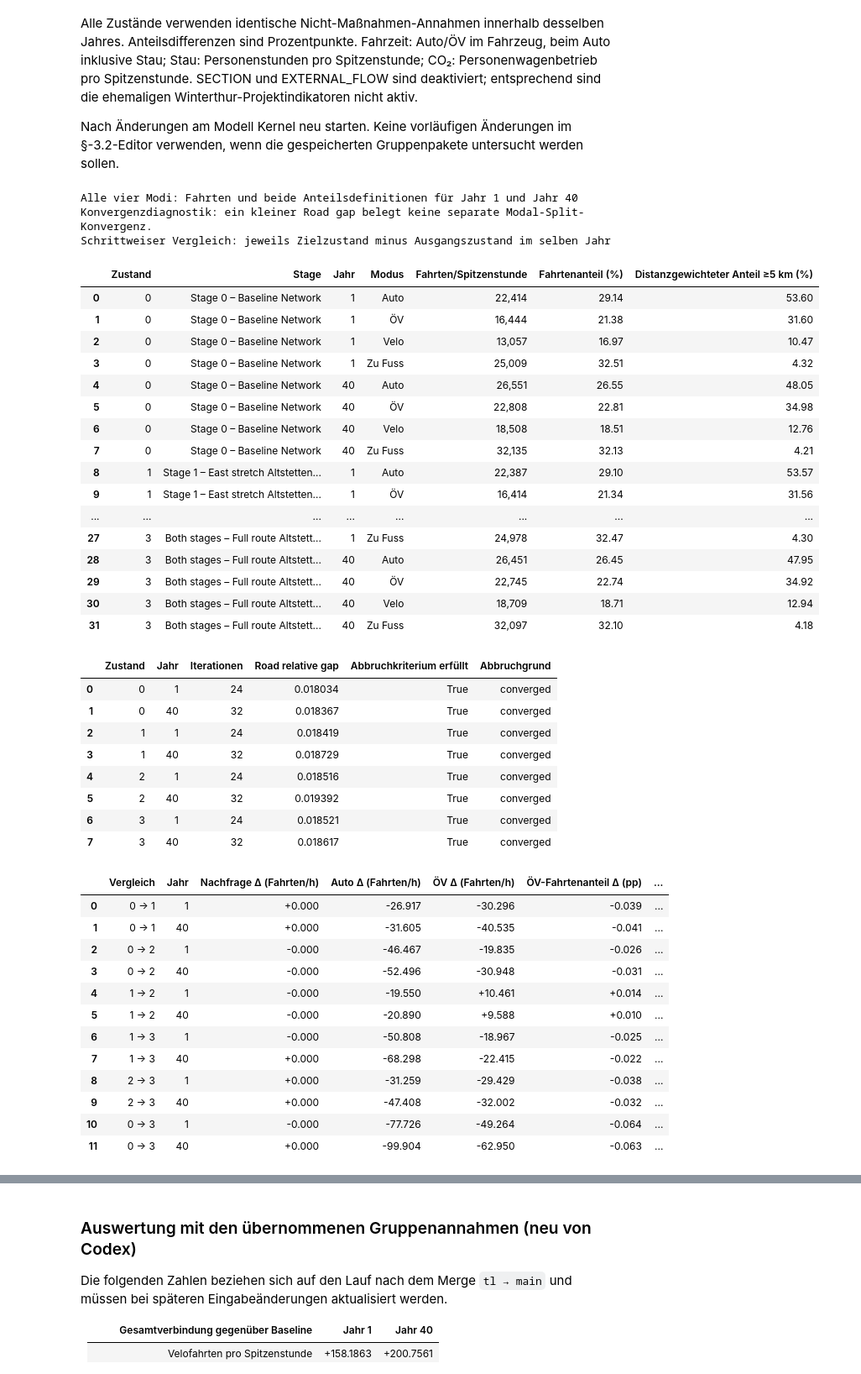
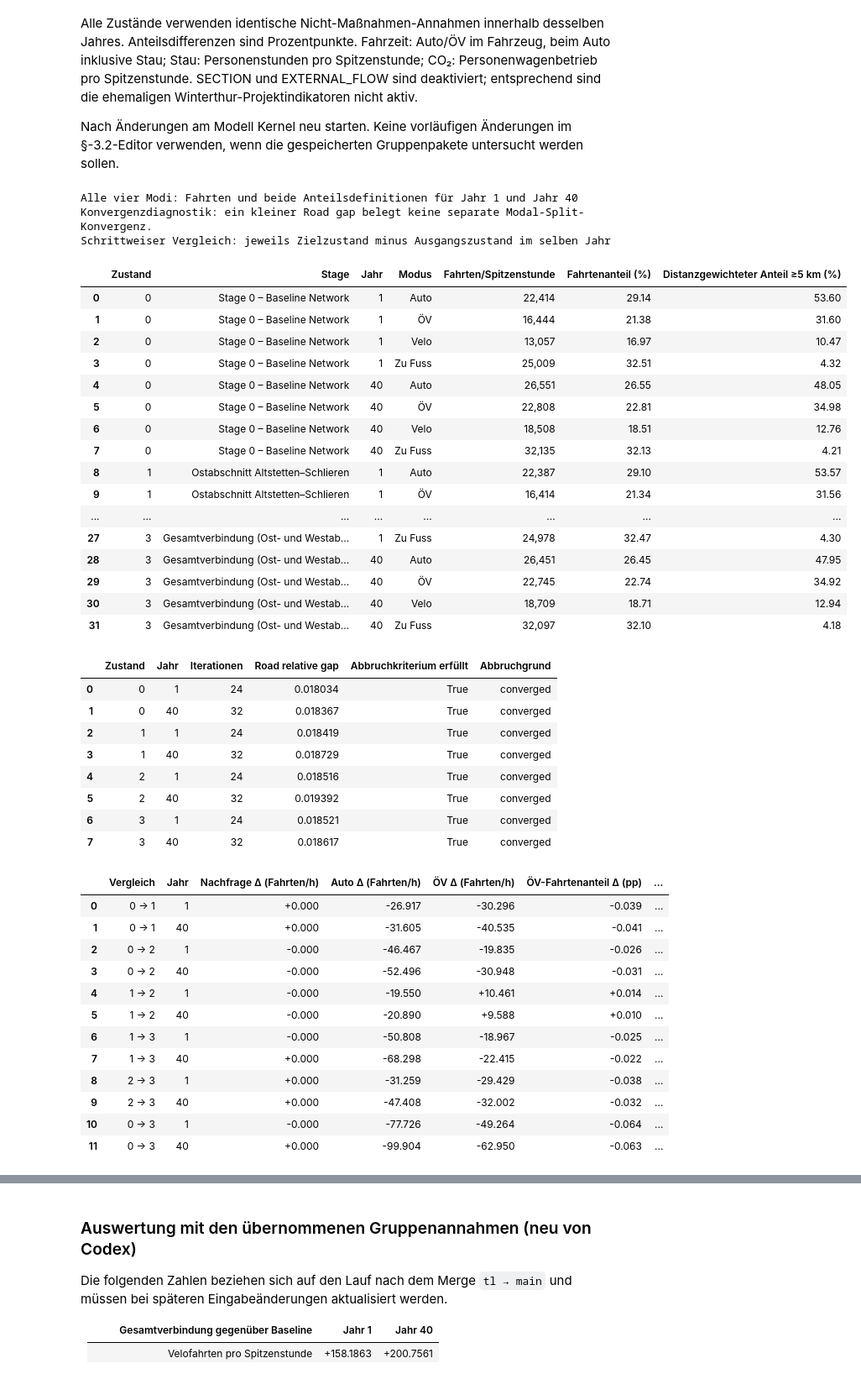
Before and after one commit to dmaure-ETHZ/IP-HS26-MehrSpur-CaseStudy-Domanyi-Londis-Maurer, a Jupyter notebook: notebooks/02_system_modeling.ipynb, the cells around one changed output, grey strips where cells are left out. Shown at 84% size. Saved outputs shown, nothing was run; the diff lists cells and outputs as text; code cells hidden in the pictures.

```diff
--- a/notebooks/02_system_modeling.ipynb
+++ b/notebooks/02_system_modeling.ipynb
@@ -2882,6 +2882,8 @@ Out[10]: {'table:': PosixPath('/Users/simonedomanyi/Documents/IP-HS26-MehrSpur-C
 [Parallel(n_jobs=3)]: Done   3 out of   3 | elapsed:   22.5s finished
 # %%
 from additional import transport_display as td
+
+STAGE_DISPLAY_LABELS = {'Stage 1 – East stretch Altstetten–Schlieren': 'Ostabschnitt Altstetten–Schlieren', 'Stage 2 – West stretch Schlieren–Dietikon': 'Westabschnitt Schlieren–Dietikon', 'Both stages – Full route Altstetten–Dietikon': 'Gesamtverbindung (Ost- und Westabschnitt)'}  # NEU (Codex): nur sichtbare Beschriftungen.
 
 # Formats for the absolute result tables.
 _CAR_FORMAT = {
@@ -2957,6 +2959,7 @@ for frame, title, fmt, export_name in [
     (active_display, "Active mobility", _ACTIVE_FORMAT, "3_3_stage_active_changes"),
     (df_system, "Overall system", _SYSTEM_FORMAT, "3_3_stage_system_changes"),
 ]:
+    frame = frame.rename(index=STAGE_DISPLAY_LABELS)  # NEU (Codex): Ost-/Westabschnitt in Tabelle und Grafik.
     print(title + " — absolute results")
     selected = _display_indicators(frame, fmt)
     plot_columns = _plot_columns(frame, STAGE_PLOT_INDICATORS[title])
@@ -2967,7 +2970,7 @@ project_formats = {
     f"{year} {key}": "{:,.2f} " + units
     for year in ("Year 1", "Year 40") for key, units in PROJECT_INDICATOR_UNITS.items()
 }
-selected_project = _display_indicators(STAGE_PROJECT_INDICATORS, project_formats, na_rep="n/a")
+selected_project = _display_indicators(STAGE_PROJECT_INDICATORS.rename(index=STAGE_DISPLAY_LABELS), project_formats, na_rep="n/a")  # NEU (Codex)
 focus_columns = _plot_columns(STAGE_PROJECT_INDICATORS, PROJECT_PLOT_INDICATORS)
 if focus_columns:
     fig = td.plot_baseline_changes(selected_project[focus_columns], BASELINE_STAGE_NAME,
@@ -3052,7 +3055,7 @@ for stage_id, spec in sorted(ACTIVE_STAGE_SPECS.items()):  # NEU (Codex)
         if not np.isclose(trips.sum(), total) or not np.isclose(shares.sum(), 1.0):  # NEU (Codex)
             raise ValueError("Fahrten oder Anteile ergeben keine vollständige Nachfrage.")  # NEU (Codex)
         for label, mode in MODES_3_3.items():  # NEU (Codex)
-            modal_rows_3_3.append({"Zustand": stage_id, "Stage": spec["name"], "Jahr": year_idx + 1,  # NEU (Codex)
+            modal_rows_3_3.append({"Zustand": stage_id, "Stage": {1: "Ostabschnitt Altstetten–Schlieren", 2: "Westabschnitt Schlieren–Dietikon", 3: "Gesamtverbindung (Ost- und Westabschnitt)"}.get(stage_id, spec["name"]), "Jahr": year_idx + 1,  # NEU (Codex)
                 "Modus": label, "Fahrten/Spitzenstunde": metrics[f"{mode}_trips"],  # NEU (Codex)
                 "Fahrtenanteil (%)": 100 * metrics[f"{mode}_trips"] / total,  # NEU (Codex)
                 "Distanzgewichteter Anteil ≥5 km (%)": 100 * metrics[f"{mode}_share"]})  # NEU (Codex)
@@ -3094,41 +3097,41 @@ STEP_COMPARISON_3_3 = pd.DataFrame(comparison_rows_3_3)  # NEU (Codex)
 exports.save_outputs("3_3_step_comparison", tables={"": STEP_COMPARISON_3_3})  # NEU (Codex)
 print("Schrittweiser Vergleich: jeweils Zielzustand minus Ausgangszustand im selben Jahr")  # NEU (Codex)
 display(STEP_COMPARISON_3_3.style.format({c: "{:+,.3f}" for c in STEP_COMPARISON_3_3 if c not in {"Vergleich", "Jahr"}}))  # NEU (Codex)
 # Zusätzliche Grafik schliesst die Lücke für aktive Modi in Jahr 40.  # NEU (Codex)
 fig, axes = plt.subplots(2, 2, figsize=(13, 8), sharey=True)  # NEU (Codex)
 for ax, (mode_label, mode_key) in zip(axes.flat, MODES_3_3.items()):  # NEU (Codex)
     for year, offset, color in [(1, -0.18, "#4878b8"), (p.N_YEARS, 0.18, "#e1812c")]:  # NEU (Codex)
         values = MODAL_COMPARISON_3_3.query("Modus == @mode_label and Jahr == @year").set_index("Zustand")  # NEU (Codex)
         differences = values["Distanzgewichteter Anteil ≥5 km (%)"] - values.loc[0, "Distanzgewichteter Anteil ≥5 km (%)"]  # NEU (Codex)
         ax.bar(np.arange(3) + offset, differences.loc[[1, 2, 3]], width=0.36, color=color, label=f"Jahr {year}")  # NEU (Codex)
     ax.axhline(0, color="black", linewidth=0.8)  # NEU (Codex)
     ax.set(title=mode_label, xticks=np.arange(3), xticklabels=["Ostabschnitt", "Westabschnitt", "Beide Pakete"], ylabel="Änderung gegenüber Baseline (pp)")  # NEU (Codex)
     ax.legend()  # NEU (Codex)
 fig.suptitle("Distanzgewichtete Modalanteile ≥5 km: Änderung zur Baseline desselben Jahres")  # NEU (Codex)
 fig.tight_layout()  # NEU (Codex)
 exports.save_outputs("3_3_complete_modal_changes", figure=fig)  # NEU (Codex)
 plt.show()  # NEU (Codex)
 # %% [output]
 Alle vier Modi: Fahrten und beide Anteilsdefinitionen für Jahr 1 und Jahr 40
 Konvergenzdiagnostik: ein kleiner Road gap belegt keine separate Modal-Split-Konvergenz.
 Schrittweiser Vergleich: jeweils Zielzustand minus Ausgangszustand im selben Jahr
 |  | Zustand | Stage | Jahr | Modus | Fahrten/Spitzenstunde | Fahrtenanteil (%) | Distanzgewichteter Anteil ≥5 km (%) |
 | 0 | 0 | Stage 0 – Baseline Network | 1 | Auto | 22,414 | 29.14 | 53.60 |
 | 1 | 0 | Stage 0 – Baseline Network | 1 | ÖV | 16,444 | 21.38 | 31.60 |
 | 2 | 0 | Stage 0 – Baseline Network | 1 | Velo | 13,057 | 16.97 | 10.47 |
 | 3 | 0 | Stage 0 – Baseline Network | 1 | Zu Fuss | 25,009 | 32.51 | 4.32 |
 | 4 | 0 | Stage 0 – Baseline Network | 40 | Auto | 26,551 | 26.55 | 48.05 |
 | 5 | 0 | Stage 0 – Baseline Network | 40 | ÖV | 22,808 | 22.81 | 34.98 |
 | 6 | 0 | Stage 0 – Baseline Network | 40 | Velo | 18,508 | 18.51 | 12.76 |
 | 7 | 0 | Stage 0 – Baseline Network | 40 | Zu Fuss | 32,135 | 32.13 | 4.21 |
-| 8 | 1 | Stage 1 – East stretch Altstetten... | 1 | Auto | 22,387 | 29.10 | 53.57 |
-| 9 | 1 | Stage 1 – East stretch Altstetten... | 1 | ÖV | 16,414 | 21.34 | 31.56 |
+| 8 | 1 | Ostabschnitt Altstetten–Schlieren | 1 | Auto | 22,387 | 29.10 | 53.57 |
+| 9 | 1 | Ostabschnitt Altstetten–Schlieren | 1 | ÖV | 16,414 | 21.34 | 31.56 |
 | ... | ... | ... | ... | ... | ... | ... | ... |
-| 27 | 3 | Both stages – Full route Altstett... | 1 | Zu Fuss | 24,978 | 32.47 | 4.30 |
-| 28 | 3 | Both stages – Full route Altstett... | 40 | Auto | 26,451 | 26.45 | 47.95 |
-| 29 | 3 | Both stages – Full route Altstett... | 40 | ÖV | 22,745 | 22.74 | 34.92 |
-| 30 | 3 | Both stages – Full route Altstett... | 40 | Velo | 18,709 | 18.71 | 12.94 |
-| 31 | 3 | Both stages – Full route Altstett... | 40 | Zu Fuss | 32,097 | 32.10 | 4.18 |
+| 27 | 3 | Gesamtverbindung (Ost- und Westab... | 1 | Zu Fuss | 24,978 | 32.47 | 4.30 |
+| 28 | 3 | Gesamtverbindung (Ost- und Westab... | 40 | Auto | 26,451 | 26.45 | 47.95 |
+| 29 | 3 | Gesamtverbindung (Ost- und Westab... | 40 | ÖV | 22,745 | 22.74 | 34.92 |
+| 30 | 3 | Gesamtverbindung (Ost- und Westab... | 40 | Velo | 18,709 | 18.71 | 12.94 |
+| 31 | 3 | Gesamtverbindung (Ost- und Westab... | 40 | Zu Fuss | 32,097 | 32.10 | 4.18 |
 |  | Zustand | Jahr | Iterationen | Road relative gap | Abbruchkriterium erfüllt | Abbruchgrund |
 | 0 | 0 | 1 | 24 | 0.018034 | True | converged |
 | 1 | 0 | 40 | 32 | 0.018367 | True | converged |
```
Also changed, not shown: parts of 5 cells of this notebook.
